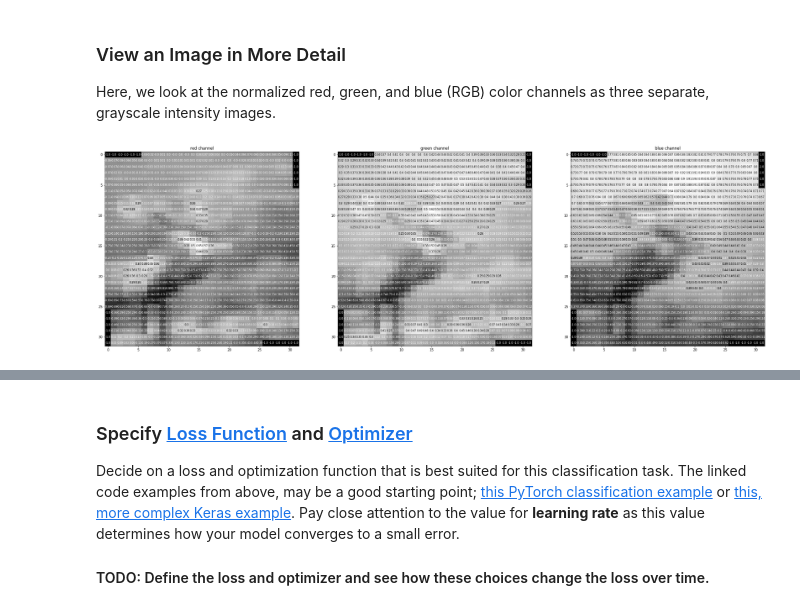
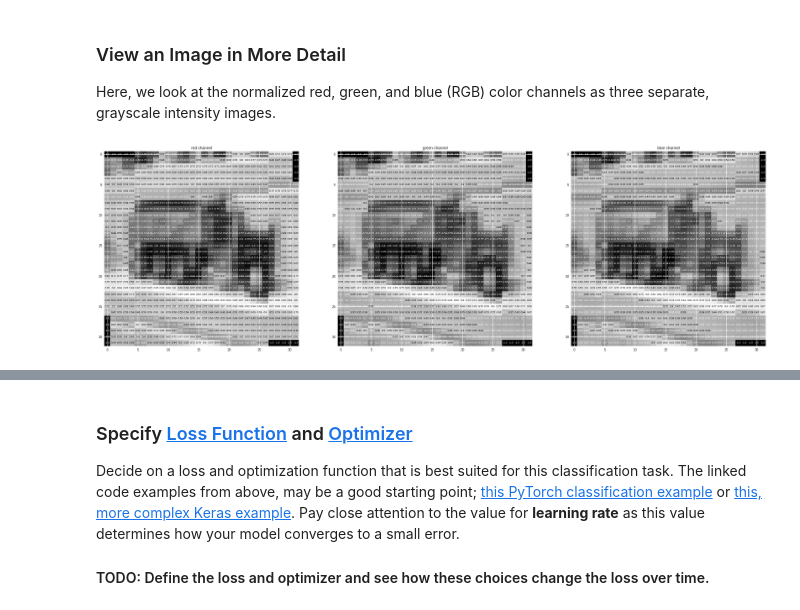
Before and after one commit to CheloGE/PytorchWork, a Jupyter notebook: Cifar10 dataset CNN/cifar10_cnn_augmentation.ipynb, the cells around one changed output, grey strips where cells are left out. Saved outputs shown, nothing was run; the diff lists cells and outputs as text; code cells hidden in the pictures.

```diff
--- a/Cifar10 dataset CNN/cifar10_cnn_augmentation.ipynb
+++ b/Cifar10 dataset CNN/cifar10_cnn_augmentation.ipynb
@@ -117,26 +117,26 @@ for idx in np.arange(20):
 
 Here, we look at the normalized red, green, and blue (RGB) color channels as three separate, grayscale intensity images.
 # %%
-rgb_img = np.squeeze(images[3])
+rgb_img = np.squeeze(images[1])
 channels = ['red channel', 'green channel', 'blue channel']
 
 fig = plt.figure(figsize = (36, 36))
 for idx in np.arange(rgb_img.shape[0]):
     ax = fig.add_subplot(1, 3, idx + 1)
     img = rgb_img[idx]
     ax.imshow(img, cmap='gray')
     ax.set_title(channels[idx])
     width, height = img.shape
     thresh = img.max()/2.5
     for x in range(width):
         for y in range(height):
             val = round(img[x][y],2) if img[x][y] !=0 else 0
             ax.annotate(str(val), xy=(y,x),
                     horizontalalignment='center',
                     verticalalignment='center', size=8,
                     color='white' if img[x][y]<thresh else 'black')
 # %% [output]
-[figure, old version]
+[figure, new version]
 # %% [markdown]
 ---
 ## Define the Network [Architecture](http://pytorch.org/docs/stable/nn.html)
```
Also changed, not shown: parts of 14 cells of this notebook.
